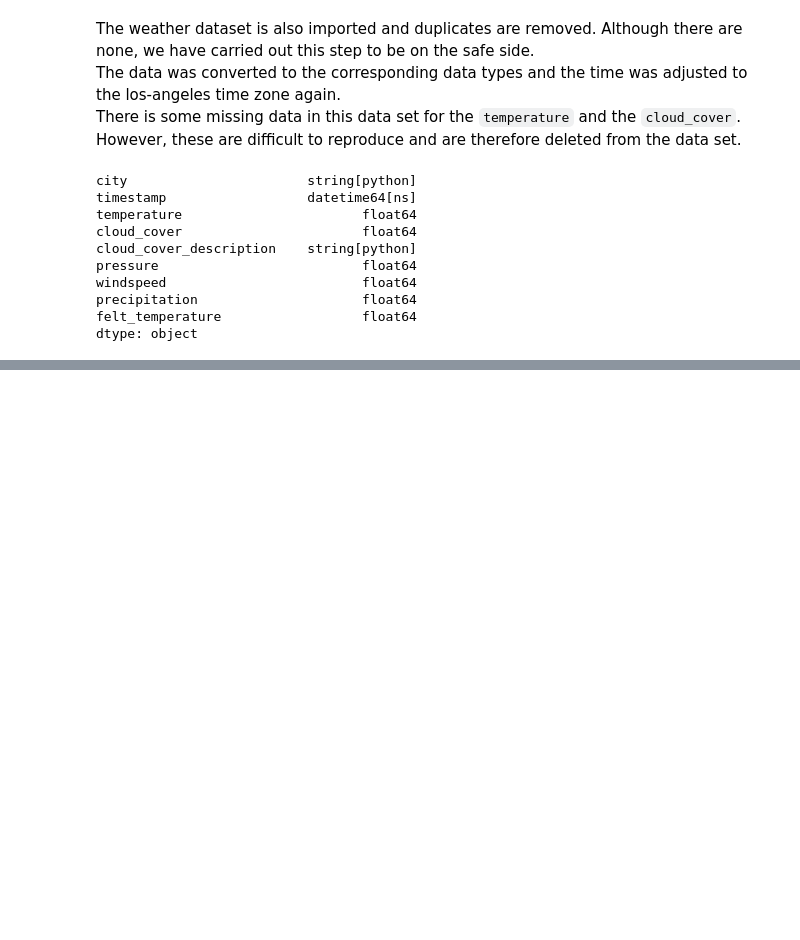
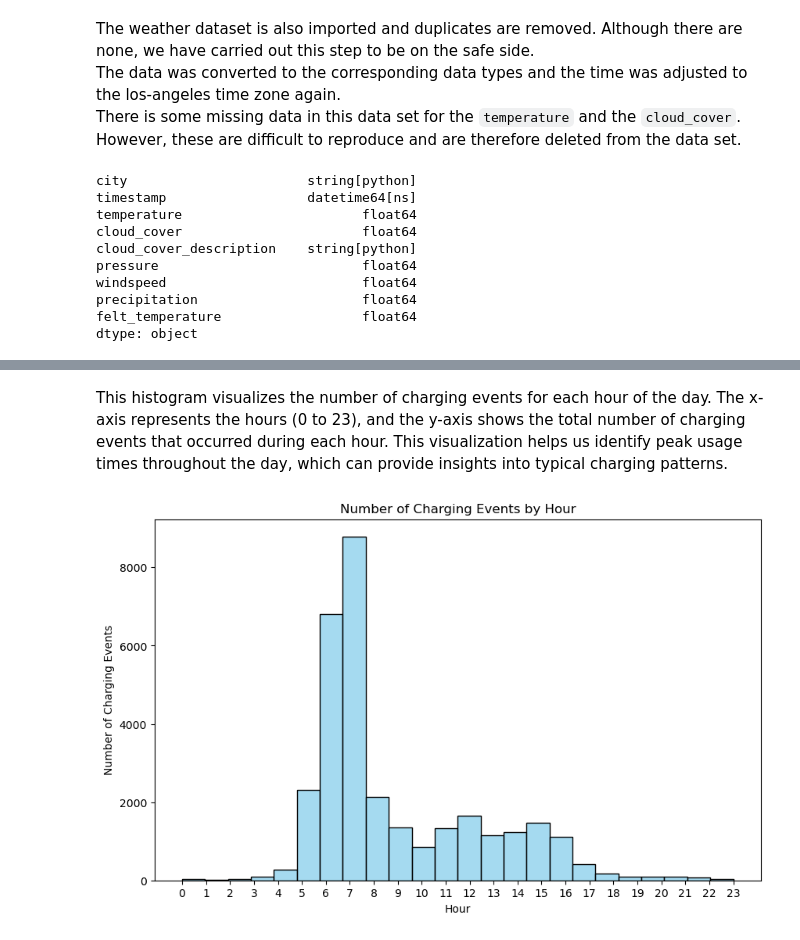
Before and after one commit to Zeyd263/DataDynamos, a Jupyter notebook: Preprocessing.ipynb, the cells around one changed output, grey strips where cells are left out. Cells and saved outputs as stored; diff of their text form; code cells hidden in the pictures; blank space fills up the shorter version.

```diff
--- a/Preprocessing.ipynb
+++ b/Preprocessing.ipynb
@@ -386,0 +401,4 @@ dtype: object
+# %%
+data_1['hour'] = data_1['connectionTime'].dt.hour
+data_1['weekday'] = data_1['connectionTime'].dt.day_name()
+data_1[['connectionTime','hour', 'weekday']].head()
@@ -386,0 +422,13 @@ dtype: object
+# %% [markdown]
+This histogram visualizes the number of charging events for each hour of the day. The x-axis represents the hours (0 to 23), and the y-axis shows the total number of charging events that occurred during each hour. This visualization helps us identify peak usage times throughout the day, which can provide insights into typical charging patterns.
+# %%
+# Histogram of charging events per hour with full hours on the X-axis
+plt.figure(figsize=(10, 6))
+sns.histplot(data=data_1, x='hour', bins=24, color="skyblue")
+plt.title('Number of Charging Events by Hour')
+plt.xlabel('Hour')
+plt.ylabel('Number of Charging Events')
+plt.xticks(ticks=range(0, 24), labels=[f"{hour}" for hour in range(24)])
+plt.show()
+# %% [output]
+[figure, added]
```
Also changed, not shown: parts of 54 cells of this notebook.
